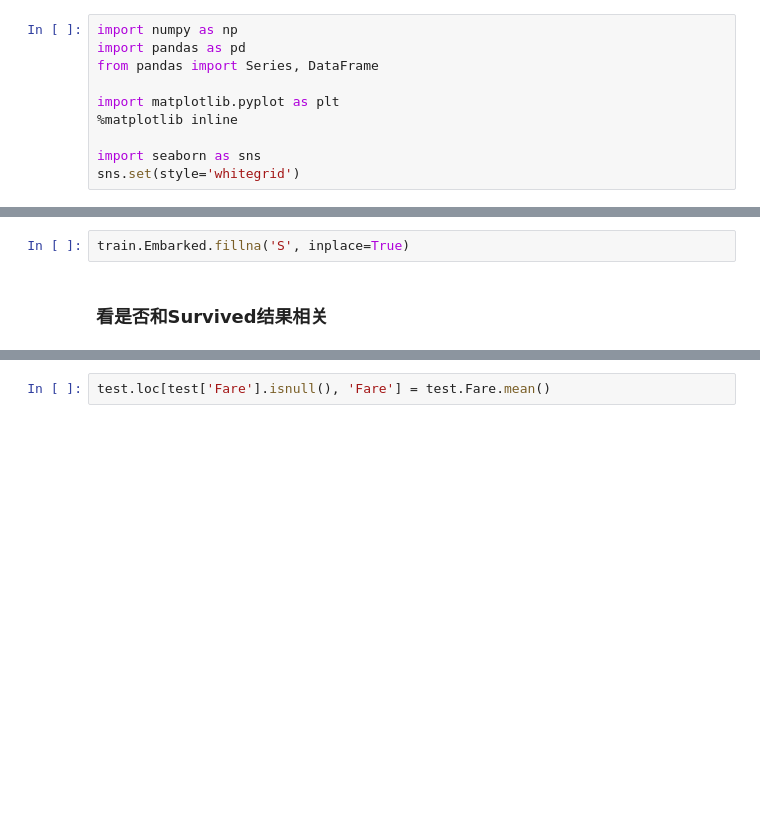
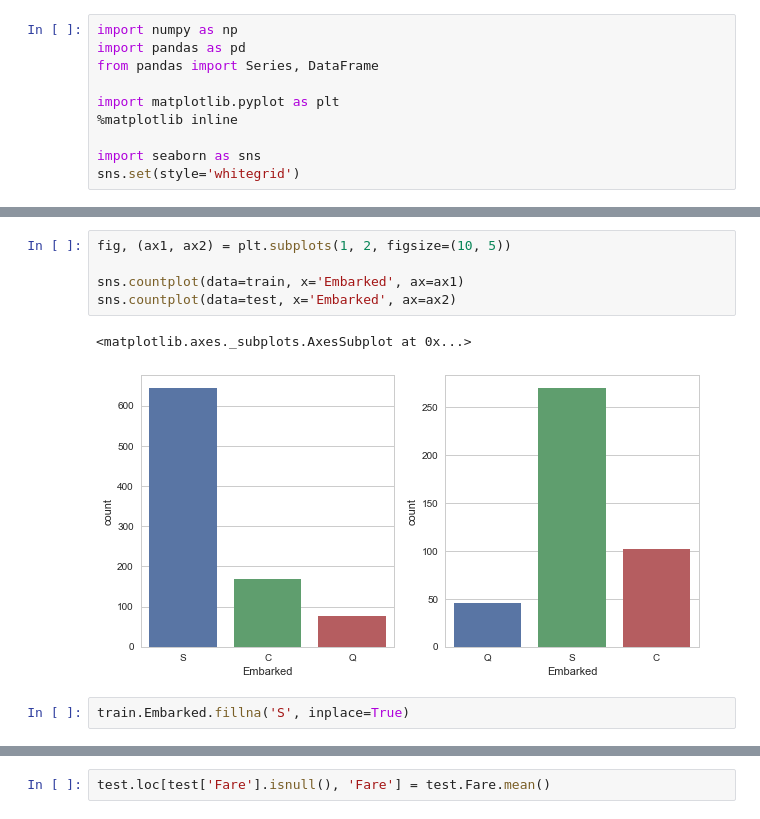
Before and after one commit to wikke/Kaggle-Titanic, a Jupyter notebook: Titanic.ipynb, the cells around one changed output, grey strips where cells are left out. Saved outputs shown, nothing was run; the diff lists cells and outputs as text; blank space fills up the shorter version.

```diff
--- a/Titanic.ipynb
+++ b/Titanic.ipynb
@@ -87,7 +90,13 @@ Name: Embarked, dtype: int64
+# %%
+fig, (ax1, ax2) = plt.subplots(1, 2, figsize=(10, 5))
+
+sns.countplot(data=train, x='Embarked', ax=ax1)
+sns.countplot(data=test, x='Embarked', ax=ax2)
+# %% [output]
+<matplotlib.axes._subplots.AxesSubplot at 0x...>
+[figure, added]
 # %%
 train.Embarked.fillna('S', inplace=True)
-# %% [markdown]
-### 看是否和Survived结果相关
 # %%
 fig, (ax1, ax2) = plt.subplots(1, 2, figsize=(10, 5))
 
```
Also changed, not shown: parts of 118 cells of this notebook, 2 other files.
